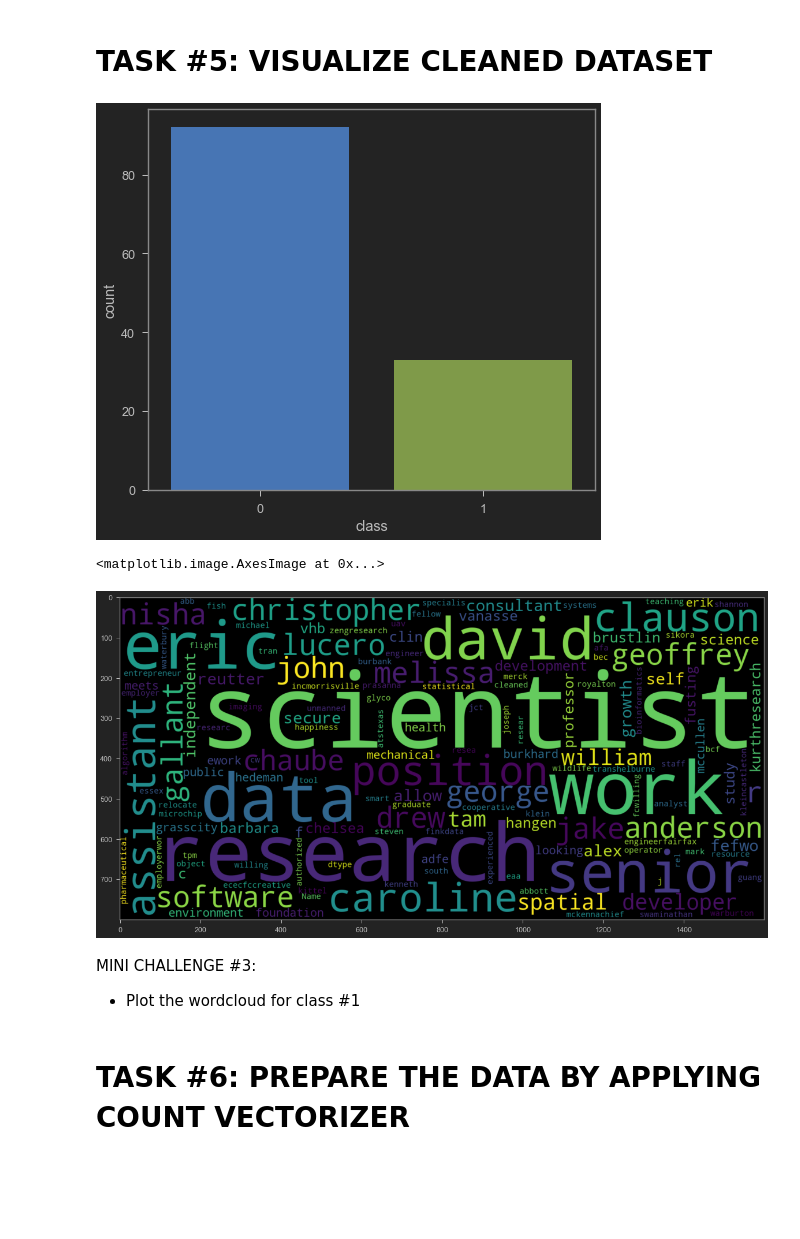
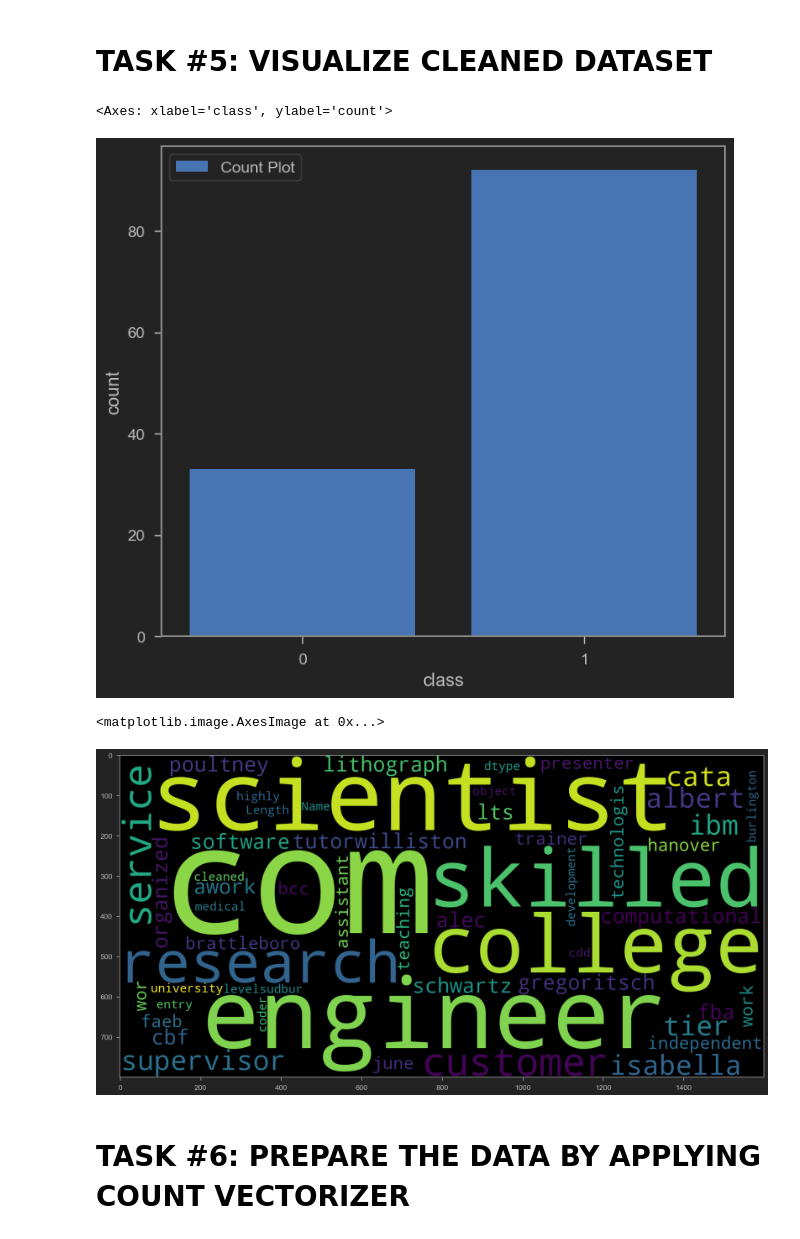
Before and after one commit to miguelestradam3/resume_classification, a Jupyter notebook: Resume Selector with Naive Bayes.ipynb, the cells around one changed output. Drawn from its saved outputs; the diff is of its cells as text; code cells hidden in the pictures; blank space fills up the shorter version.

```diff
--- a/Resume Selector with Naive Bayes.ipynb
+++ b/Resume Selector with Naive Bayes.ipynb
@@ -166,0 +147,3 @@ See the caveats in the documentation: https://pandas.pydata.org/pandas-docs/stab
+# %%
+resumes_df['resume_text'] = resumes_df['resume_text'].apply(lambda x: x.replace('\r', ''))
+resumes_df
@@ -185,3 +180,8 @@ True
+# %%
+# Get additional stopwords from nltk
+from nltk.corpus import stopwords
+stop_words = stopwords.words('english')
+stop_words.extend(['from', 'subject', 're', 'edu', 'use', 'email'])
 # %%
 # Remove stop words and remove words with 2 or less characters
 def preprocess(text):
@@ -193,3 +193,4 @@ def preprocess(text):
     return ' '.join(result)
 # %%
 # Cleaned text
+resumes_df['cleaned'] = resumes_df['resume_text'].apply(preprocess)
@@ -221,17 +222,18 @@
 # TASK #5: VISUALIZE CLEANED DATASET
 # %%
 # Plot the counts of flagged vs not flagged
+sns.countplot(data=resumes_df, x='class', label='Count Plot')
 # %% [output]
+<Axes: xlabel='class', ylabel='count'>
-[figure, old version]
+[figure, new version]
 # %%
 # plot the word cloud for text that is flagged
 plt.figure(figsize = (20,20))
+wc = WordCloud(max_words=200, width=1600, height=800, stopwords=stop_words).generate(str(resumes_df[resumes_df['class'] == 1].cleaned))
+plt.imshow(wc)
 # %% [output]
 <matplotlib.image.AxesImage at 0x...>
-[figure, old version]
+[figure, new version]
-# %% [markdown]
-MINI CHALLENGE #3:
-- Plot the wordcloud for class #1
 # %% [markdown]
 # TASK #6: PREPARE THE DATA BY APPLYING COUNT VECTORIZER
 # %% [markdown]
```
Also changed, not shown: parts of 35 cells of this notebook.
